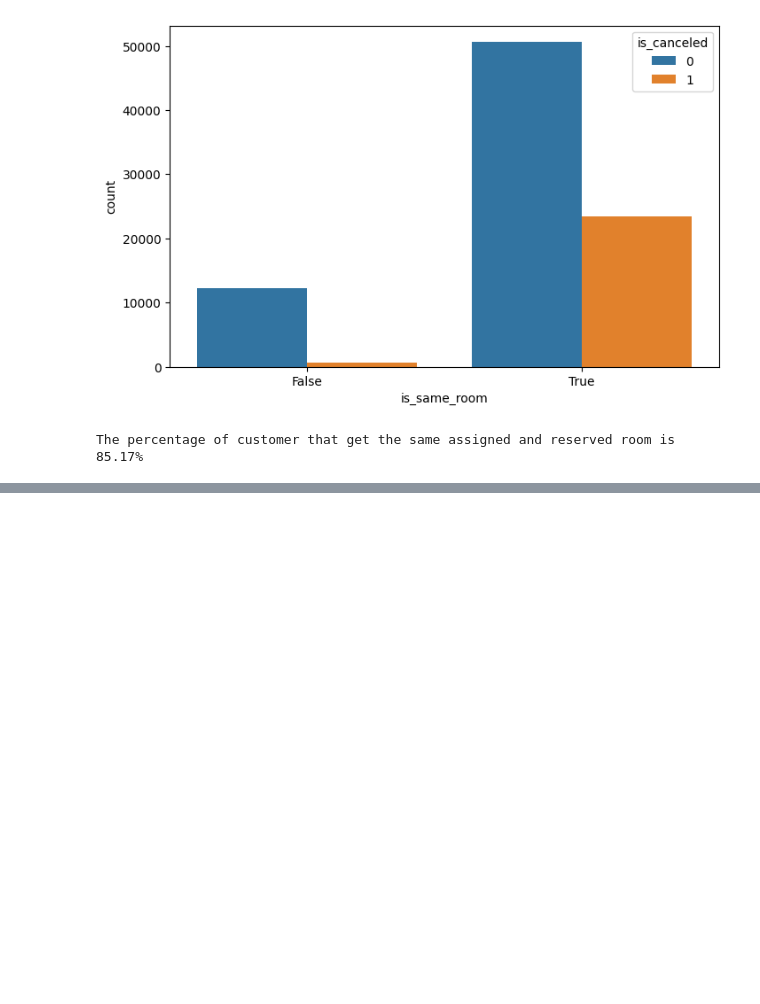
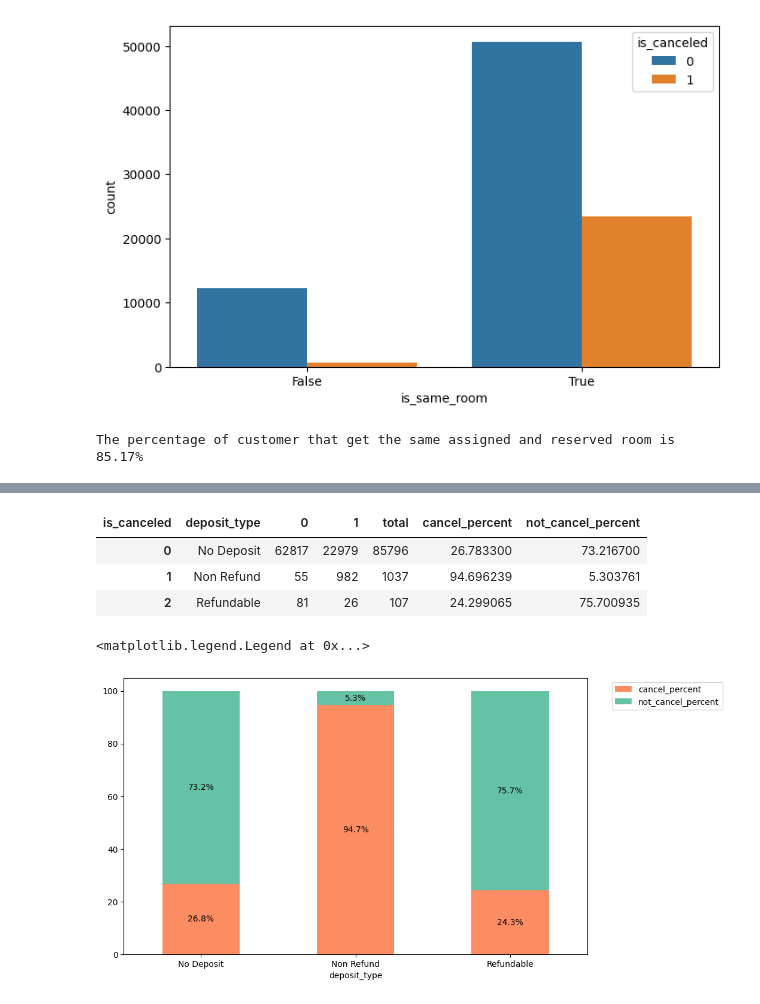
Before and after one commit to Naufalfdh19/hotel_bookings, a Jupyter notebook: hotel-bookings.ipynb, the cells around one changed output, grey strips where cells are left out. Saved outputs shown, nothing was run; the diff lists cells and outputs as text; code cells hidden in the pictures; blank space fills up the shorter version.

```diff
--- a/hotel-bookings.ipynb
+++ b/hotel-bookings.ipynb
@@ -526,0 +585,40 @@ The percentage of customer that get the same assigned and reserved room is 85.17
+# %%
+# cancellations based on deposit type in percetage
+
+cancel_stats = df.groupby(['deposit_type', 'is_canceled']).size().unstack(fill_value=0)
+
+cancel_stats['total'] = cancel_stats[0] + cancel_stats[1]
+
+cancel_stats['cancel_percent'] = (cancel_stats[1] / cancel_stats['total']) * 100
+cancel_stats['not_cancel_percent'] = (cancel_stats[0] / cancel_stats['total']) * 100
+
+cancel_stats.reset_index()
+# %% [output]
+| is_canceled | deposit_type | 0 | 1 | total | cancel_percent | not_cancel_percent |
+| 0 | No Deposit | 62817 | 22979 | 85796 | 26.783300 | 73.216700 |
+| 1 | Non Refund | 55 | 982 | 1037 | 94.696239 | 5.303761 |
+| 2 | Refundable | 81 | 26 | 107 | 24.299065 | 75.700935 |
+# %%
+cancel_stats_reset = cancel_stats.reset_index()
+
+ax = cancel_stats_reset.plot(
+    kind='bar',
+    x='deposit_type',
+    y=['cancel_percent', 'not_cancel_percent'],
+    stacked=True,
+    figsize=(10, 6),
+    color=["#fc8d62", "#66c2a5"])
+
+for idx, row in cancel_stats_reset.iterrows():
+    cancel = row['cancel_percent']
+    not_cancel = row['not_cancel_percent']
+
+    ax.text(idx, cancel / 2, f"{cancel:.1f}%", ha='center', va='center', color='black', fontsize=10)
+
+    ax.text(idx, cancel + not_cancel / 2, f"{not_cancel:.1f}%", ha='center', va='center', color='black', fontsize=10)
+
+plt.xticks(rotation=0)
+plt.legend(loc='upper right', bbox_to_anchor=(1.3, 1.0))
+# %% [output]
+<matplotlib.legend.Legend at 0x...>
+[figure, added]
```
Also changed, not shown: parts of 14 cells of this notebook.
